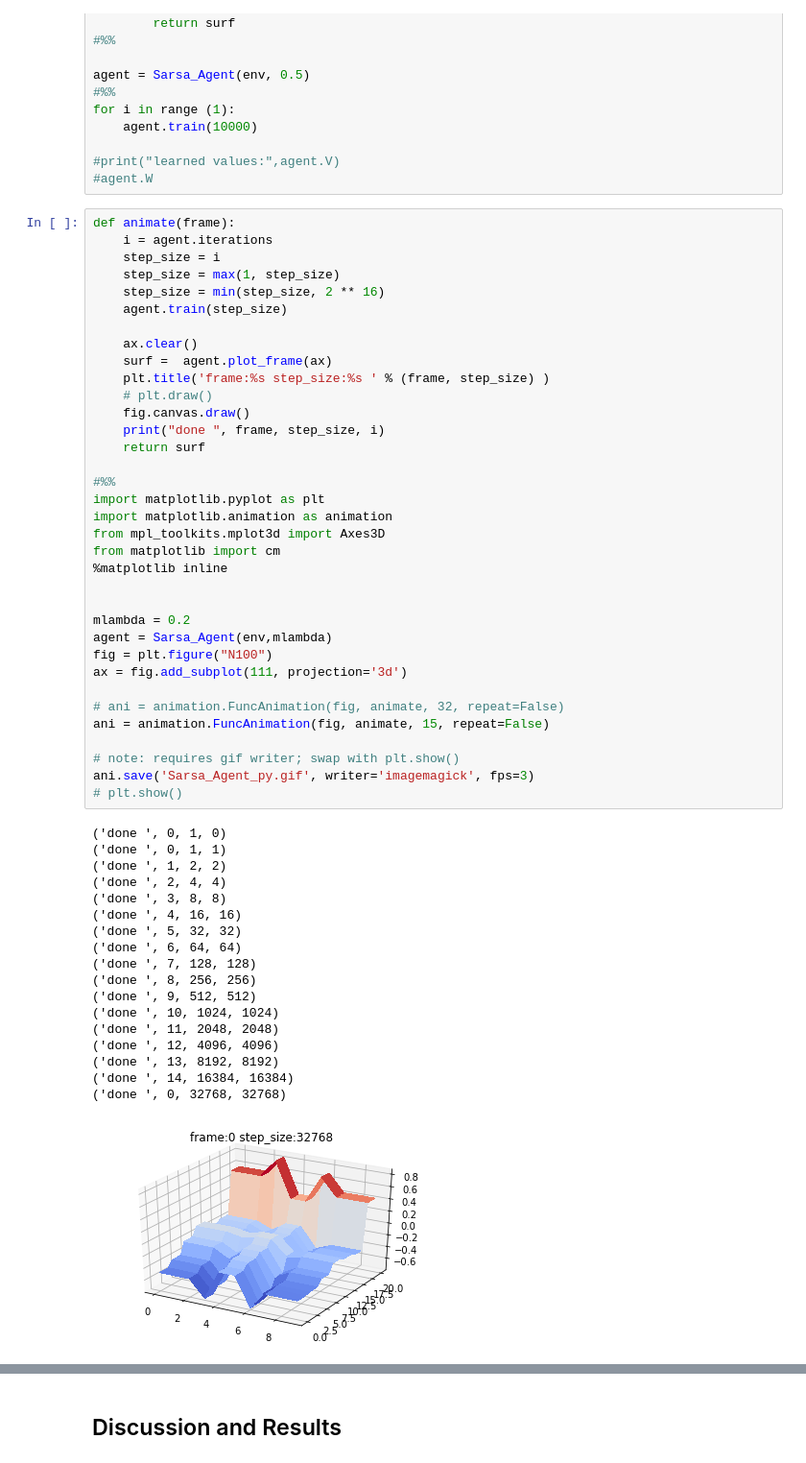
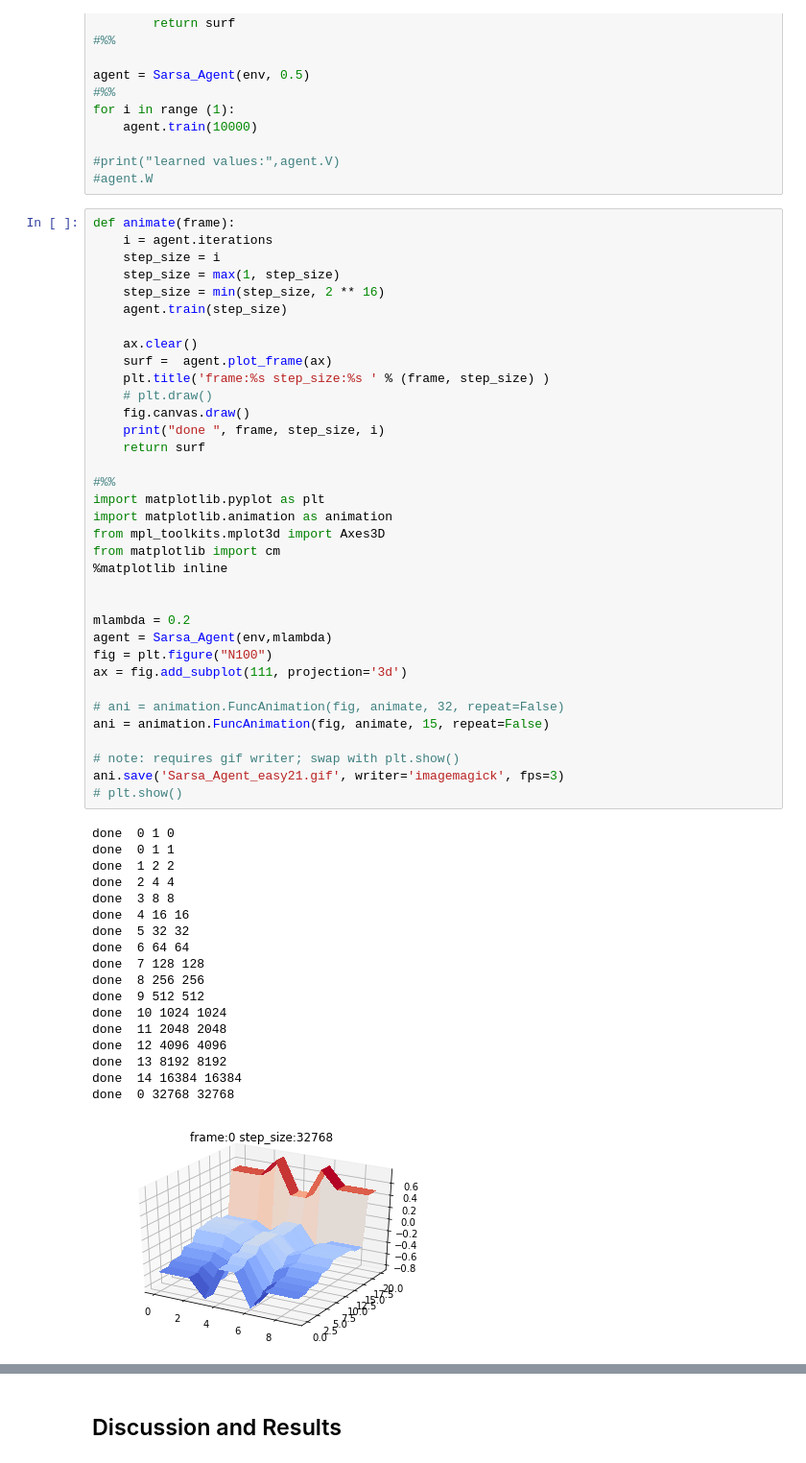
Before and after one commit to rllabmcgill/rlcourse-march-31-dy4242407, a Jupyter notebook: Assignment_SARSA_with_linear_function_approximation.ipynb, the cells around one changed output, grey strips where cells are left out. Shown at 96% size. Cells and saved outputs as stored; diff of their text form.

```diff
--- a/Assignment_SARSA_with_linear_function_approximation.ipynb
+++ b/Assignment_SARSA_with_linear_function_approximation.ipynb
@@ -198,51 +198,51 @@ def animate(frame):
     step_size = min(step_size, 2 ** 16)
     agent.train(step_size)
 
     ax.clear()
     surf =  agent.plot_frame(ax)
     plt.title('frame:%s step_size:%s ' % (frame, step_size) )
     # plt.draw()
     fig.canvas.draw()
     print("done ", frame, step_size, i)
     return surf
 
 #%%
 import matplotlib.pyplot as plt
 import matplotlib.animation as animation
 from mpl_toolkits.mplot3d import Axes3D
 from matplotlib import cm
 %matplotlib inline
 
 
 mlambda = 0.2
 agent = Sarsa_Agent(env,mlambda)
 fig = plt.figure("N100")
 ax = fig.add_subplot(111, projection='3d')
 
 # ani = animation.FuncAnimation(fig, animate, 32, repeat=False)
 ani = animation.FuncAnimation(fig, animate, 15, repeat=False)
 
 # note: requires gif writer; swap with plt.show()
-ani.save('Sarsa_Agent_py.gif', writer='imagemagick', fps=3)
+ani.save('Sarsa_Agent_easy21.gif', writer='imagemagick', fps=3)
 # plt.show()
 # %% [output]
-('done ', 0, 1, 0)
-('done ', 0, 1, 1)
-('done ', 1, 2, 2)
-('done ', 2, 4, 4)
-('done ', 3, 8, 8)
-('done ', 4, 16, 16)
-('done ', 5, 32, 32)
-('done ', 6, 64, 64)
-('done ', 7, 128, 128)
-('done ', 8, 256, 256)
-('done ', 9, 512, 512)
-('done ', 10, 1024, 1024)
-('done ', 11, 2048, 2048)
-('done ', 12, 4096, 4096)
-('done ', 13, 8192, 8192)
-('done ', 14, 16384, 16384)
-('done ', 0, 32768, 32768)
+done  0 1 0
+done  0 1 1
+done  1 2 2
+done  2 4 4
+done  3 8 8
+done  4 16 16
+done  5 32 32
+done  6 64 64
+done  7 128 128
+done  8 256 256
+done  9 512 512
+done  10 1024 1024
+done  11 2048 2048
+done  12 4096 4096
+done  13 8192 8192
+done  14 16384 16384
+done  0 32768 32768
-[figure, old version]
+[figure, new version]
 # %%
 from IPython.display import Image
```
Also changed, not shown: parts of 12 cells of this notebook, 6 other files.
